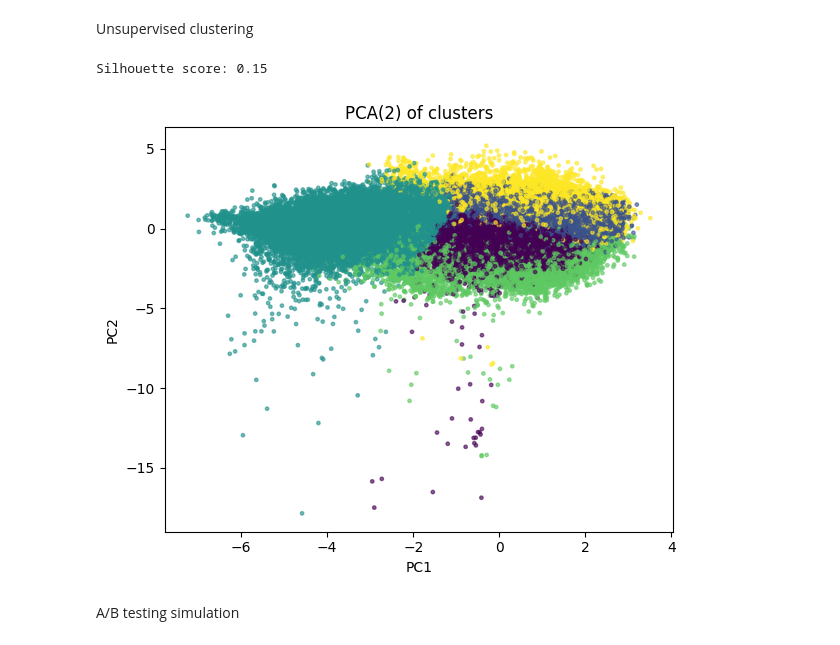
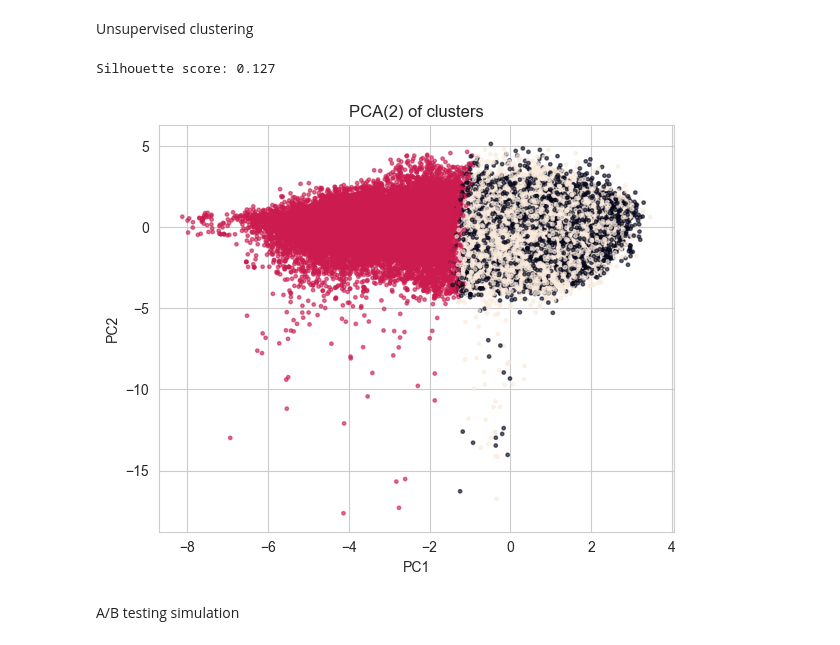
Before and after one commit to haydenchang/spotify-MRS, a Jupyter notebook: EDA/python EDA/eda.ipynb, the cells around one changed output. Drawn from its saved outputs; the diff is of its cells as text; code cells hidden in the pictures.

```diff
--- a/EDA/python EDA/eda.ipynb
+++ b/EDA/python EDA/eda.ipynb
@@ -6,11 +6,12 @@ import numpy as np
 import pandas as pd
 import matplotlib.pyplot as plt
 from pandas.plotting import scatter_matrix
+from sklearn.preprocessing import MinMaxScaler
 
 pd.set_option('display.max_columns', 120)
 pd.set_option('display.width', 120)
 
-DATA_PATH = "../../data/SpotifyAudioFeaturesApril2019.csv"   # <- update to your CSV
+DATA_PATH = "../../data/raw_data/raw_spotify_song_info.csv.csv"
 EXPORT_DIR = "./artifacts"
 os.makedirs(EXPORT_DIR, exist_ok=True)
 # %% [markdown]
@@ -202,32 +141,32 @@ Unsupervised clustering
 # %%
 from sklearn.preprocessing import StandardScaler
 from sklearn.decomposition import PCA
 from sklearn.cluster import KMeans
 from sklearn.metrics import silhouette_score
 
-cluster_features = [c for c in audio_cols if c != "popularity"]
+cluster_features = [c for c in numeric_cols if c != "popularity"]
 Xc = df[cluster_features].select_dtypes(include=[np.number]).dropna()
 if len(Xc) > 0 and Xc.shape[1] >= 2:
     scaler = StandardScaler()
     Xs = scaler.fit_transform(Xc)
 
-    k = 5
+    k = 3
     km = KMeans(n_clusters=k, n_init=10, random_state=42)
     labels = km.fit_predict(Xs)
     sil = silhouette_score(Xs, labels)
     print("Silhouette score:", round(sil, 3))
 
     X2 = PCA(n_components=2, random_state=42).fit_transform(Xs)
     plt.figure(figsize=(6,5))
     plt.scatter(X2[:,0], X2[:,1], s=6, alpha=0.6, c=labels)
     plt.title("PCA(2) of clusters")
     plt.xlabel("PC1")
     plt.ylabel("PC2")
     plt.tight_layout()
     plt.show()
 # %% [output]
-Silhouette score: 0.15
+Silhouette score: 0.127
-[figure, old version]
+[figure, new version]
 # %% [markdown]
 A/B testing simulation
 # %%
```
Also changed, not shown: parts of 6 cells of this notebook.
